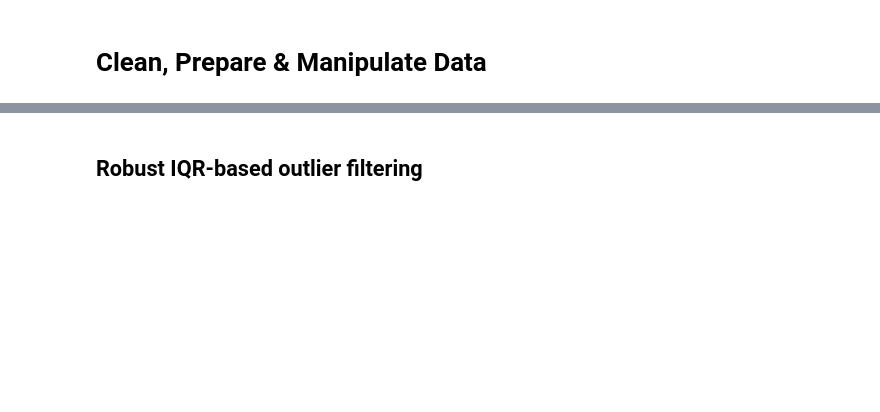
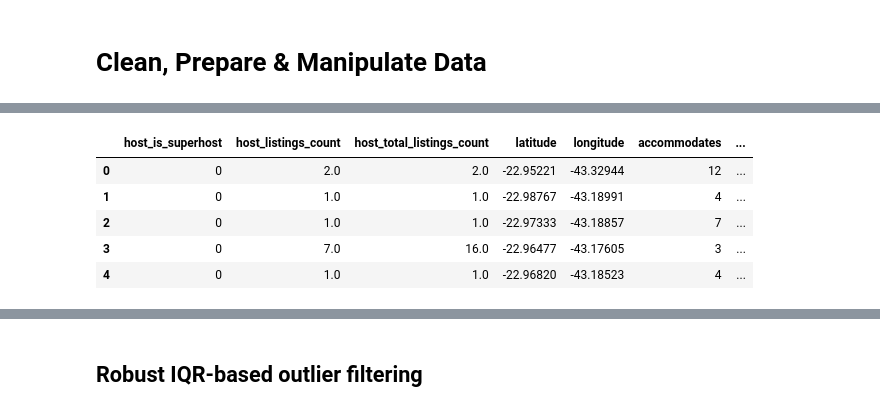
Before and after one commit to polianaraujo/dca0305, a Jupyter notebook: projeto1/lesson04_v2.ipynb, the cells around one changed output, grey strips where cells are left out. Cells and saved outputs as stored; diff of their text form; code cells hidden in the pictures; blank space fills up the shorter version.

```diff
--- a/projeto1/lesson04_v2.ipynb
+++ b/projeto1/lesson04_v2.ipynb
@@ -380,6 +386,8 @@ stripped_dollars = stripped_commas.str.replace('$', '')
 
 # Convert the cleaned 'price' column from string to float type
 rio_listings['price'] = stripped_dollars.astype('float')
+# %%
+df['price'] = pd.to_numeric(df['price'], errors='coerce')
 # %%
 # Remove any rows containing missing values across the selected columns
 rio_listings.dropna(axis=0, inplace=True)
@@ -404,0 +512,9 @@ memory usage: 2.6 MB
+# %%
+df_processed.head()
+# %% [output]
+|  | host_is_superhost | host_listings_count | host_total_listings_count | latitude | longitude | accommodates | ... |
+| 0 | 0 | 2.0 | 2.0 | -22.95221 | -43.32944 | 12 | ... |
+| 1 | 0 | 1.0 | 1.0 | -22.98767 | -43.18991 | 4 | ... |
+| 2 | 0 | 1.0 | 1.0 | -22.97333 | -43.18857 | 7 | ... |
+| 3 | 0 | 7.0 | 16.0 | -22.96477 | -43.17605 | 3 | ... |
+| 4 | 0 | 1.0 | 1.0 | -22.96820 | -43.18523 | 4 | ... |
```
Also changed, not shown: parts of 15 cells of this notebook, 1 other file.
